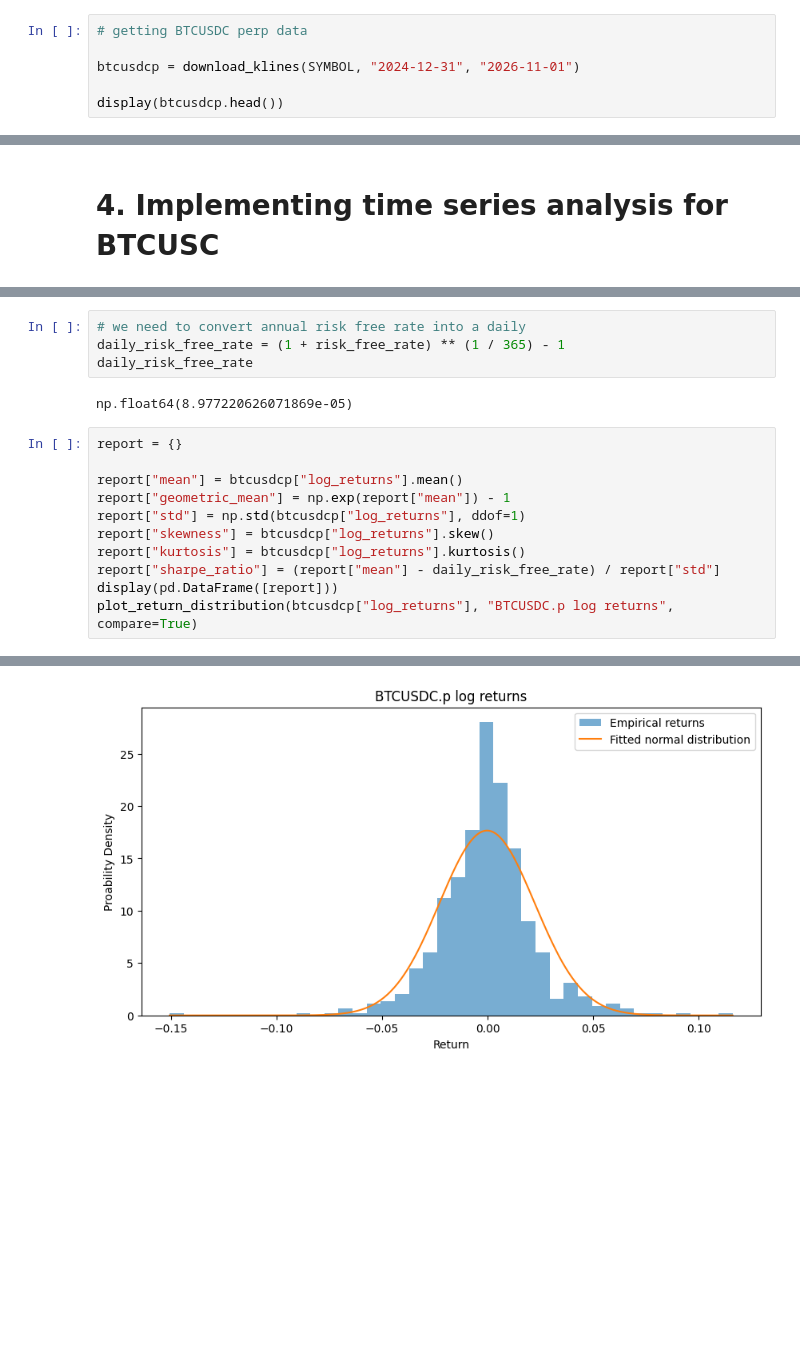
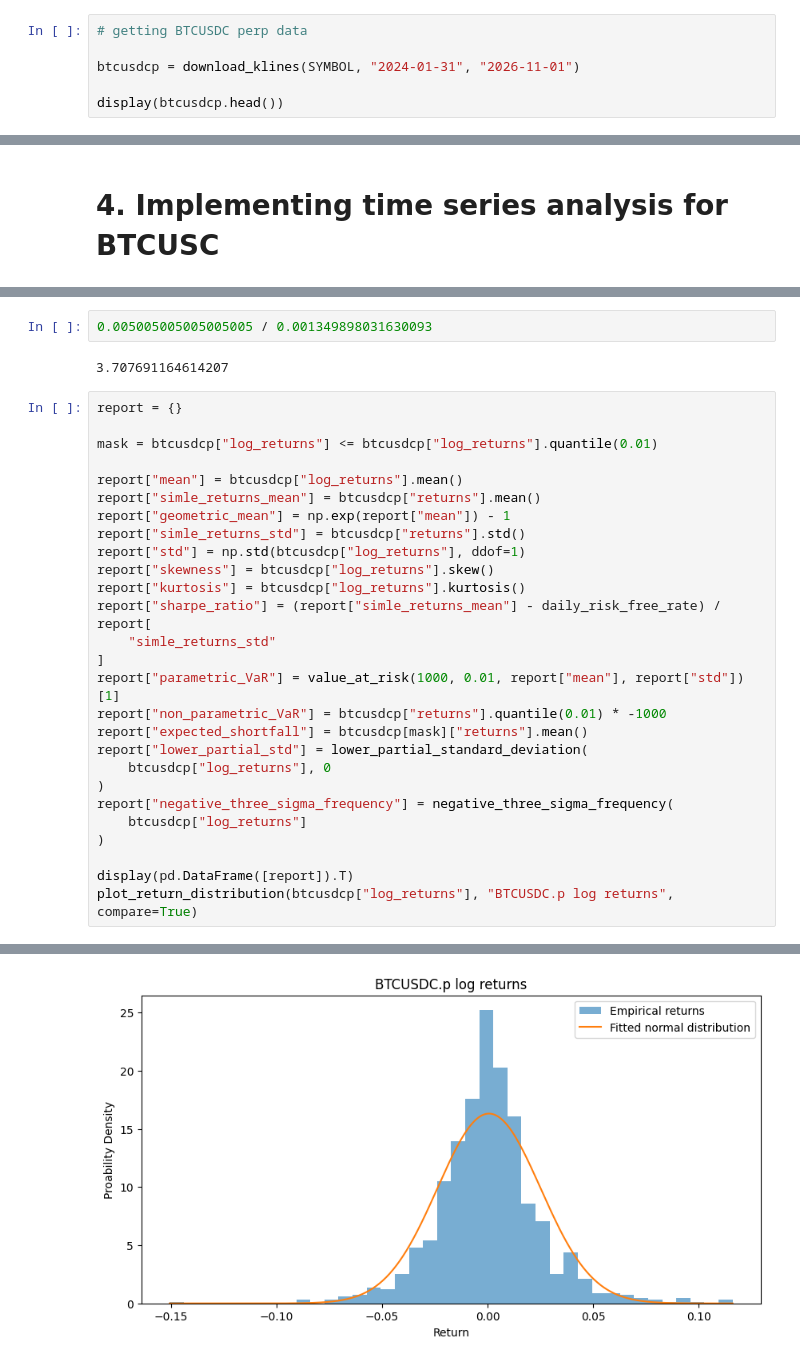
Before and after one commit to FerCorcuera/mit-quant-finance, a Jupyter notebook: Portfolio Theory/historic_returns_on_portfolios.ipynb, the cells around one changed output, grey strips where cells are left out. Cells and saved outputs as stored; diff of their text form; blank space fills up the shorter version.

Commit message:
feat: ending with btcusc time simle series analysis

```diff
--- a/Portfolio Theory/historic_returns_on_portfolios.ipynb
+++ b/Portfolio Theory/historic_returns_on_portfolios.ipynb
@@ -69,7 +70,7 @@ Freq: M, Name: Mkt-RF, dtype: float64
 # %%
 # getting BTCUSDC perp data
 
-btcusdcp = download_klines(SYMBOL, "2024-12-31", "2026-11-01")
+btcusdcp = download_klines(SYMBOL, "2024-01-31", "2026-11-01")
 
 display(btcusdcp.head())
 # %% [output]
@@ -276,18 +277,32 @@ display(btcusdcp.tail())
-# %%
-# we need to convert annual risk free rate into a daily
-daily_risk_free_rate = (1 + risk_free_rate) ** (1 / 365) - 1
-daily_risk_free_rate
-# %% [output]
-np.float64(8.977220626071869e-05)
+# %%
+0.005005005005005005 / 0.001349898031630093
+# %% [output]
+3.707691164614207
 # %%
 report = {}
 
+mask = btcusdcp["log_returns"] <= btcusdcp["log_returns"].quantile(0.01)
+
 report["mean"] = btcusdcp["log_returns"].mean()
+report["simle_returns_mean"] = btcusdcp["returns"].mean()
 report["geometric_mean"] = np.exp(report["mean"]) - 1
+report["simle_returns_std"] = btcusdcp["returns"].std()
 report["std"] = np.std(btcusdcp["log_returns"], ddof=1)
 report["skewness"] = btcusdcp["log_returns"].skew()
 report["kurtosis"] = btcusdcp["log_returns"].kurtosis()
-report["sharpe_ratio"] = (report["mean"] - daily_risk_free_rate) / report["std"]
-display(pd.DataFrame([report]))
+report["sharpe_ratio"] = (report["simle_returns_mean"] - daily_risk_free_rate) / report[
+    "simle_returns_std"
+]
+report["parametric_VaR"] = value_at_risk(1000, 0.01, report["mean"], report["std"])[1]
+report["non_parametric_VaR"] = btcusdcp["returns"].quantile(0.01) * -1000
+report["expected_shortfall"] = btcusdcp[mask]["returns"].mean()
+report["lower_partial_std"] = lower_partial_standard_deviation(
+    btcusdcp["log_returns"], 0
+)
+report["negative_three_sigma_frequency"] = negative_three_sigma_frequency(
+    btcusdcp["log_returns"]
+)
+
+display(pd.DataFrame([report]).T)
 plot_return_distribution(btcusdcp["log_returns"], "BTCUSDC.p log returns", compare=True)
 # %% [output]
@@ -296 +323 @@ plot_return_distribution(btcusdcp["log_returns"], "BTCUSDC.p log returns", compa
-[figure, old version]
+[figure, new version]
```
Also changed, not shown: parts of 9 cells of this notebook.
